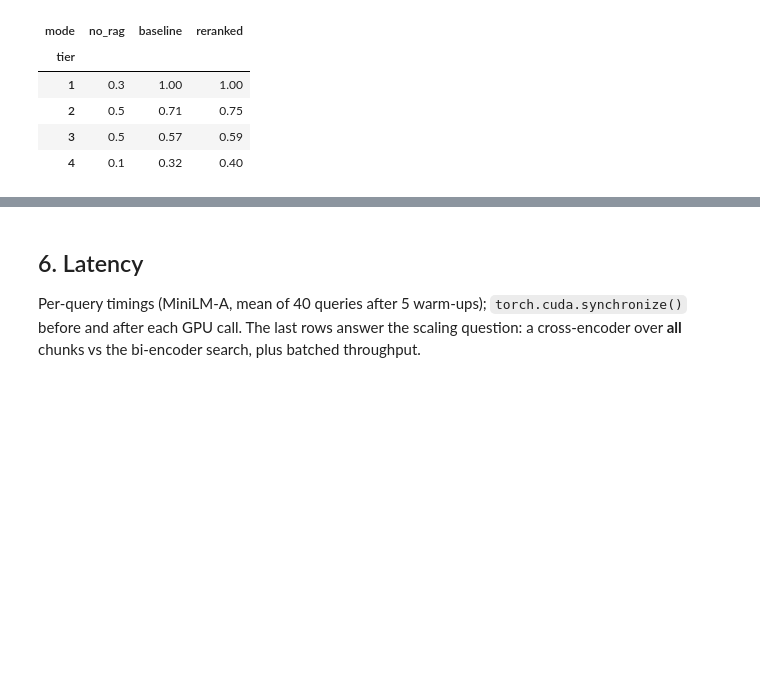
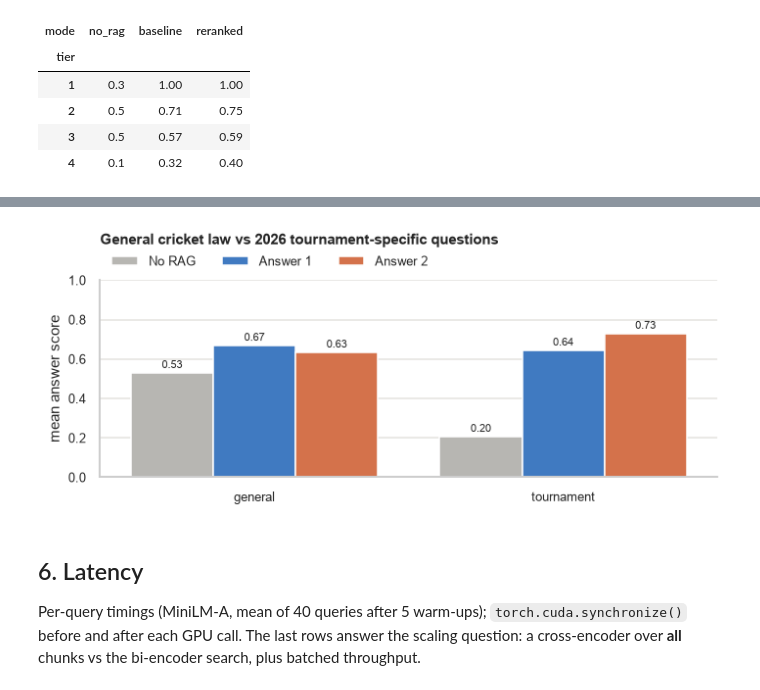
Before and after one commit to shrey715/shiori, a Jupyter notebook: rag_reranking.ipynb, the cells around one changed output, grey strips where cells are left out. Cells and saved outputs as stored; diff of their text form; code cells hidden in the pictures; blank space fills up the shorter version.

```diff
--- a/rag_reranking.ipynb
+++ b/rag_reranking.ipynb
@@ -907,0 +917,10 @@ answers.pivot_table(index="tier", columns="mode", values="score", aggfunc="mean"
+# %%
+GOLD = qs.set_index("qid").gold
+lab = answers[answers["mode"] != "no_rag"].pivot_table(index=["qid", "setup"], columns="mode", values="label", aggfunc="first")
+d = runs.merge(lab.reset_index(), on=["qid", "setup"])
+fixes = d[d.gold_base.between(4, 10) & (d.gold_rr <= 3)]
+order = {"wrong": 0, "abstain": 0, "partial": 1, "correct": 2}
+better = (fixes.reranked.map(order) > fixes.baseline.map(order)).sum()
+print(f"{len(fixes)} rank fixes | answer improved in {better}, unchanged {(fixes.reranked.map(order) == fixes.baseline.map(order)).sum()}, worse {(fixes.reranked.map(order) < fixes.baseline.map(order)).sum()}")
+fixes.assign(question=fixes.qid.map(QUESTION).str[:60])[["qid", "setup", "question", "gold_base", "gold_rr", "baseline", "reranked"]] \
+     .rename(columns={"gold_base": "rank before", "gold_rr": "rank after", "baseline": "Answer 1", "reranked": "Answer 2"}).reset_index(drop=True)
@@ -908,3 +1282,15 @@ answers.pivot_table(index="tier", columns="mode", values="score", aggfunc="mean"
+# %%
+by_scope = answers.merge(qs[["qid", "scope"]], on="qid").groupby(["scope", "mode"]).score.mean().reset_index()
+by_scope["mode"] = by_scope["mode"].map({"no_rag": "No RAG", "baseline": "Answer 1", "reranked": "Answer 2"})
+fig, ax = plt.subplots(figsize=(6.5, 2.8))
+sns.barplot(by_scope, x="scope", y="score", hue="mode", hue_order=["No RAG", "Answer 1", "Answer 2"],
+            palette=[C["gray"], C["blue"], C["orange"]], ax=ax, edgecolor="white")
+for cont in ax.containers:
+    ax.bar_label(cont, fmt="%.2f", fontsize=7, padding=2)
+ax.set_ylim(0, 1); ax.set_xlabel(""); ax.set_ylabel("mean answer score"); sns.move_legend(ax, "lower left", bbox_to_anchor=(0, 1.0), ncol=3, title=None, frameon=False)
+ax.set_title("General cricket law vs 2026 tournament-specific questions", loc="left", fontweight="bold", pad=24); plt.tight_layout(); plt.show()
+# %% [output]
+[figure, added]
 # %% [markdown]
 ## 6. Latency
 Per-query timings (MiniLM-A, mean of 40 queries after 5 warm-ups); `torch.cuda.synchronize()` before and after each GPU call.
```
Also changed, not shown: parts of 31 cells of this notebook, 1 other file.
